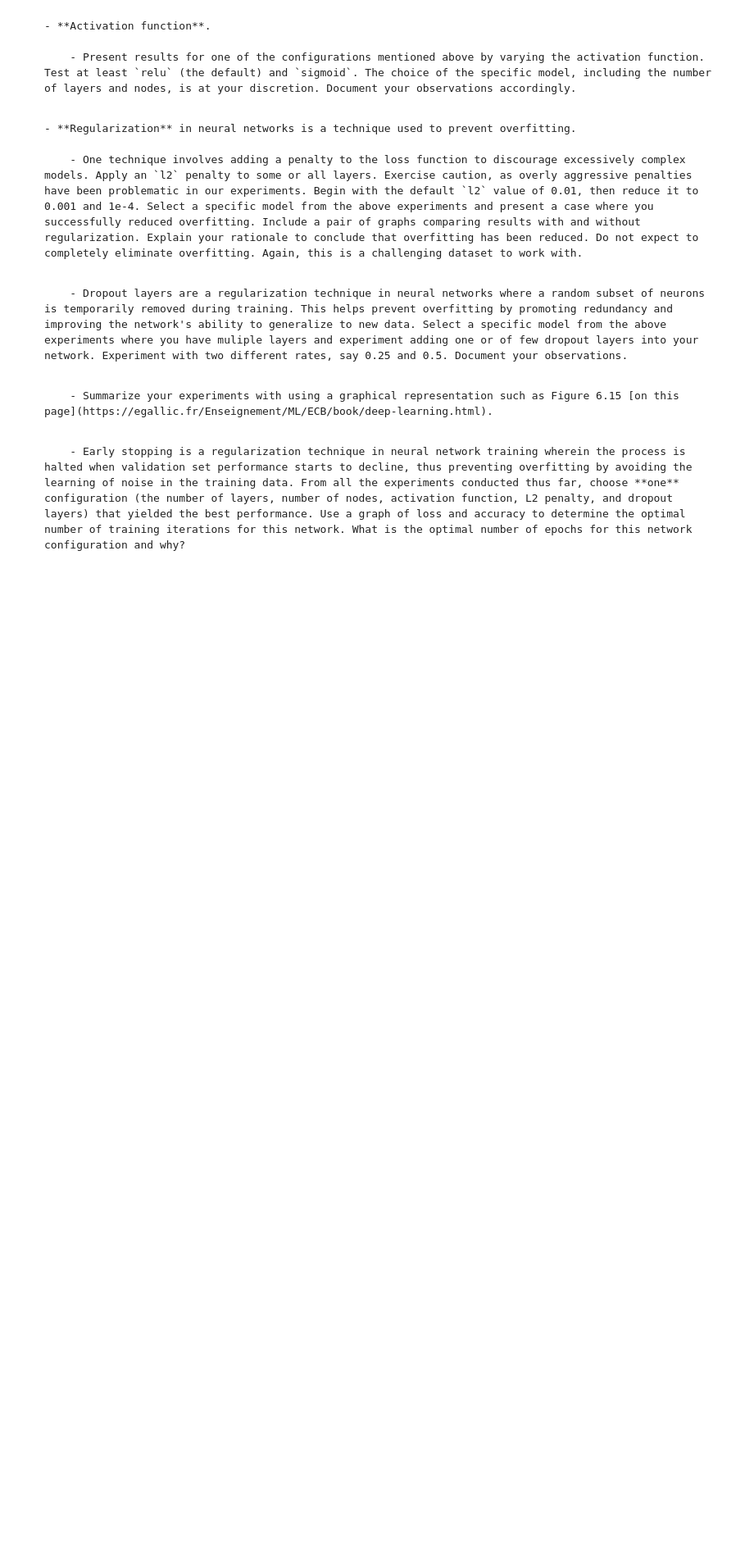
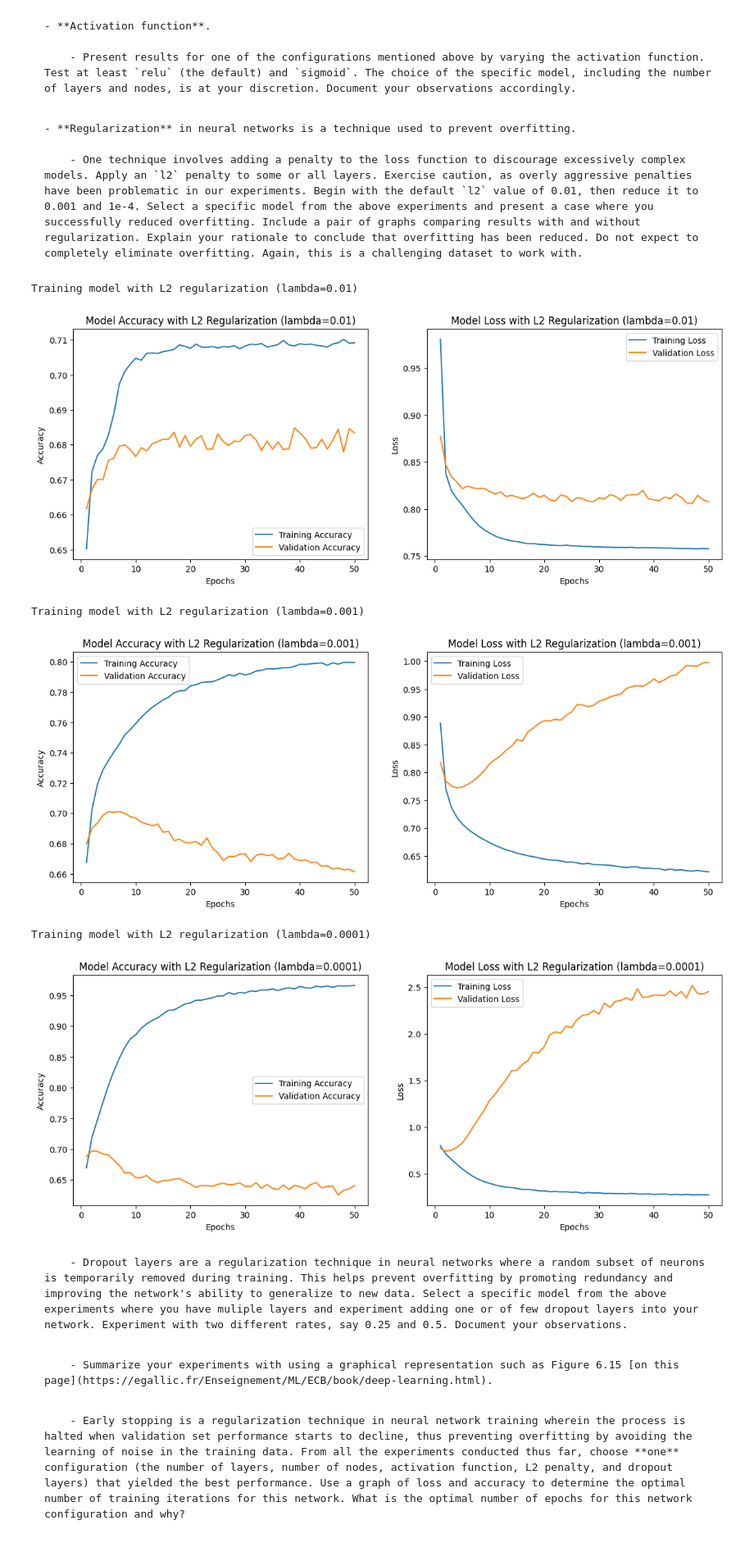
Before and after one commit to asaklil/CSI4106_A3, a Jupyter notebook: csi4106-f24-a3-template.ipynb, the cells around one changed output. Shown at 82% size. Saved outputs shown, nothing was run; the diff lists cells and outputs as text; code cells hidden in the pictures; blank space fills up the shorter version.

```diff
--- a/csi4106-f24-a3-template.ipynb
+++ b/csi4106-f24-a3-template.ipynb
@@ -934,7 +976,6 @@ plt.show()
 
         - One technique involves adding a penalty to the loss function to discourage excessively complex models. Apply an `l2` penalty to some or all layers. Exercise caution, as overly aggressive penalties have been problematic in our experiments. Begin with the default `l2` value of 0.01, then reduce it to 0.001 and 1e-4. Select a specific model from the above experiments and present a case where you successfully reduced overfitting. Include a pair of graphs comparing results with and without regularization. Explain your rationale to conclude that overfitting has been reduced. Do not expect to completely eliminate overfitting. Again, this is a challenging dataset to work with.
 # %%
-# Code cell
 from tensorflow.keras.regularizers import l2
 
 l2_values = [0.01, 0.001, 1e-4]
@@ -951,39 +992,46 @@ for l2_value in l2_values:
     # Compile, train, and plot as before
     model.compile(optimizer='adam',
                   loss='sparse_categorical_crossentropy',
                   metrics=['accuracy'])
 
     # Train the model
     history = model.fit(
         X_train, y_train,
         epochs=50,
         batch_size=32,
         validation_data=(X_valid, y_valid),
         verbose=0
     )
 
     # Plot the results
     epochs_range = range(1, 51)
 
     plt.figure(figsize=(14, 5))
 
     plt.subplot(1, 2, 1)
     plt.plot(epochs_range, history.history['accuracy'], label='Training Accuracy')
     plt.plot(epochs_range, history.history['val_accuracy'], label='Validation Accuracy')
-    plt.xlabel('Époques')
-    plt.ylabel('Précision')
-    plt.title(f'Précision du Modèle avec {num_layers} Couches Cachées')
+    plt.xlabel('Epochs')
+    plt.ylabel('Accuracy')
+    plt.title(f'Model Accuracy with L2 Regularization (lambda={l2_value})')
     plt.legend()
 
     plt.subplot(1, 2, 2)
     plt.plot(epochs_range, history.history['loss'], label='Training Loss')
     plt.plot(epochs_range, history.history['val_loss'], label='Validation Loss')
-    plt.xlabel('Époques')
-    plt.ylabel('Perte')
-    plt.title(f'Perte du Modèle avec {num_layers} Couches Cachées')
+    plt.xlabel('Epochs')
+    plt.ylabel('Loss')
+    plt.title(f'Model Loss with L2 Regularization (lambda={l2_value})')
     plt.legend()
 
     plt.show()
+# %% [output]
+Training model with L2 regularization (lambda=0.01)
+[figure, added]
+Training model with L2 regularization (lambda=0.001)
+[figure, added]
+Training model with L2 regularization (lambda=0.0001)
+[figure, added]
 # %% [markdown]
         - Dropout layers are a regularization technique in neural networks where a random subset of neurons is temporarily removed during training. This helps prevent overfitting by promoting redundancy and improving the network's ability to generalize to new data. Select a specific model from the above experiments where you have muliple layers and experiment adding one or of few dropout layers into your network. Experiment with two different rates, say 0.25 and 0.5. Document your observations.
 # %%
```
Also changed, not shown: parts of 11 cells of this notebook.
